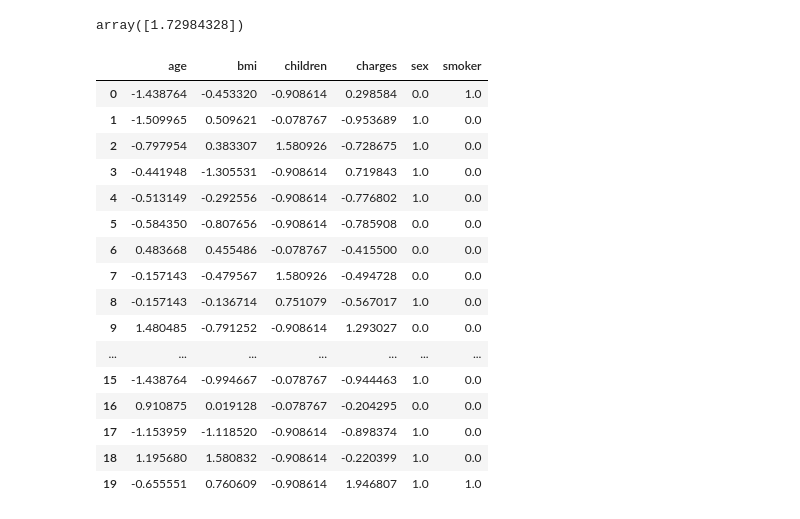
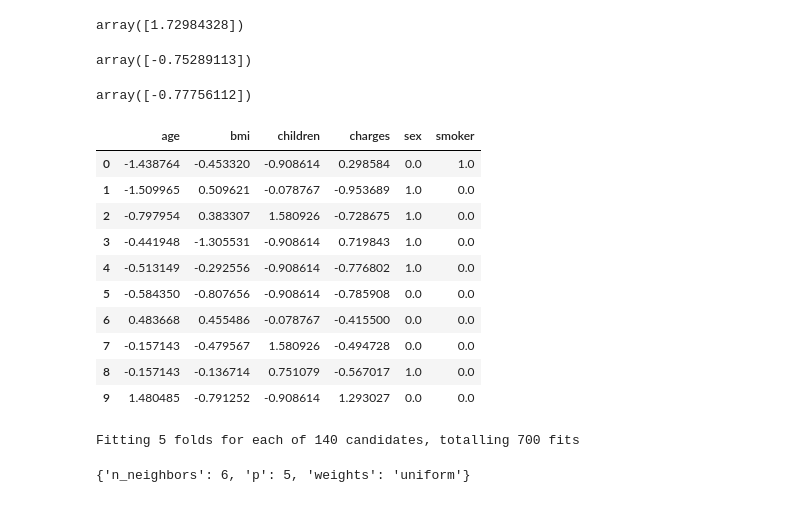
Before and after one commit to MuhammadUzair0786/Non-Linear-Machine-Learning-Model-Building, a Jupyter notebook: K-Nearest-Neighbour-Algorithm.ipynb, the cells around one changed output. Saved outputs shown, nothing was run; the diff lists cells and outputs as text; code cells hidden in the pictures.

Commit message:
Hyperparameter Tunning With KNN and GridSearchCV Practice

```diff
--- a/K-Nearest-Neighbour-Algorithm.ipynb
+++ b/K-Nearest-Neighbour-Algorithm.ipynb
@@ -481,22 +515,25 @@ KNR.predict([[-0.655551,0.760609,-0.908614	,1.0,1.0]]) #-0.655551,0.760609,-0.90
 # %% [output]
 array([1.72984328])
+# %%
+
+KNR.predict([[-0.513149	,-0.292556,	-0.908614	,1.0	,0.0]]) #-0.75289113
+# %% [output]
+array([-0.75289113])
+# %%
+KNR.predict([[-1.509965,	0.509621	,-0.078767		,1.0	,0.0]]) #-0.953689
+# %% [output]
+array([-0.77756112])
 # %%
-dataset.head(20)
+dataset.head(10)
 # %% [output]
 |  | age | bmi | children | charges | sex | smoker |
 | 0 | -1.438764 | -0.453320 | -0.908614 | 0.298584 | 0.0 | 1.0 |
 | 1 | -1.509965 | 0.509621 | -0.078767 | -0.953689 | 1.0 | 0.0 |
 | 2 | -0.797954 | 0.383307 | 1.580926 | -0.728675 | 1.0 | 0.0 |
 | 3 | -0.441948 | -1.305531 | -0.908614 | 0.719843 | 1.0 | 0.0 |
 | 4 | -0.513149 | -0.292556 | -0.908614 | -0.776802 | 1.0 | 0.0 |
 | 5 | -0.584350 | -0.807656 | -0.908614 | -0.785908 | 0.0 | 0.0 |
 | 6 | 0.483668 | 0.455486 | -0.078767 | -0.415500 | 0.0 | 0.0 |
 | 7 | -0.157143 | -0.479567 | 1.580926 | -0.494728 | 0.0 | 0.0 |
 | 8 | -0.157143 | -0.136714 | 0.751079 | -0.567017 | 1.0 | 0.0 |
 | 9 | 1.480485 | -0.791252 | -0.908614 | 1.293027 | 0.0 | 0.0 |
-| ... | ... | ... | ... | ... | ... | ... |
-| 15 | -1.438764 | -0.994667 | -0.078767 | -0.944463 | 1.0 | 0.0 |
-| 16 | 0.910875 | 0.019128 | -0.078767 | -0.204295 | 0.0 | 0.0 |
-| 17 | -1.153959 | -1.118520 | -0.908614 | -0.898374 | 1.0 | 0.0 |
-| 18 | 1.195680 | 1.580832 | -0.908614 | -0.220399 | 1.0 | 0.0 |
-| 19 | -0.655551 | 0.760609 | -0.908614 | 1.946807 | 1.0 | 1.0 |
@@ -502,0 +542,16 @@ dataset.head(20)
+# %%
+from sklearn.model_selection import GridSearchCV
+
+gd = GridSearchCV(
+    estimator=KNeighborsRegressor(),
+    param_grid=hp_candidates,
+    verbose=1,
+    scoring='r2')
+
+gd.fit(x_train,y_train)
+# %% [output]
+Fitting 5 folds for each of 140 candidates, totalling 700 fits
+# %%
+gd.best_params_
+# %% [output]
+{'n_neighbors': 6, 'p': 5, 'weights': 'uniform'}
```
Also changed, not shown: parts of 15 cells of this notebook.
